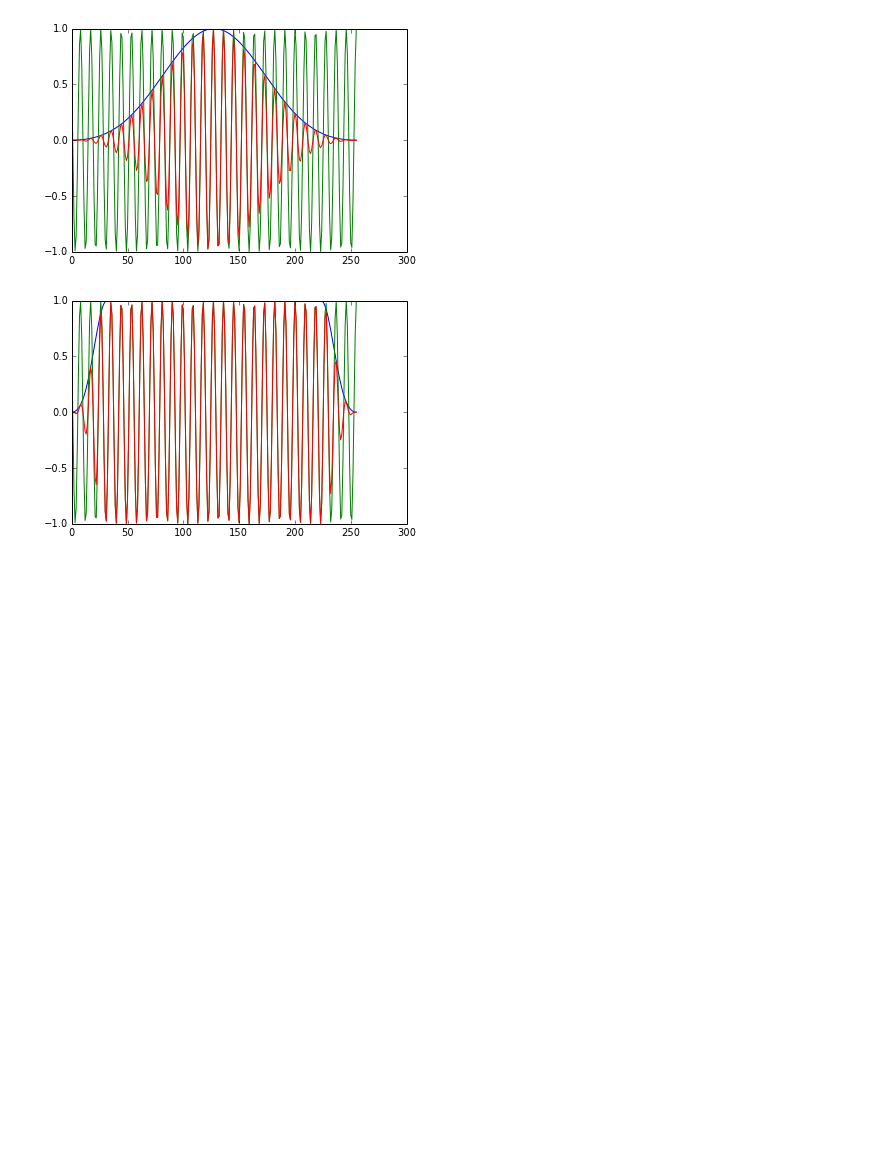
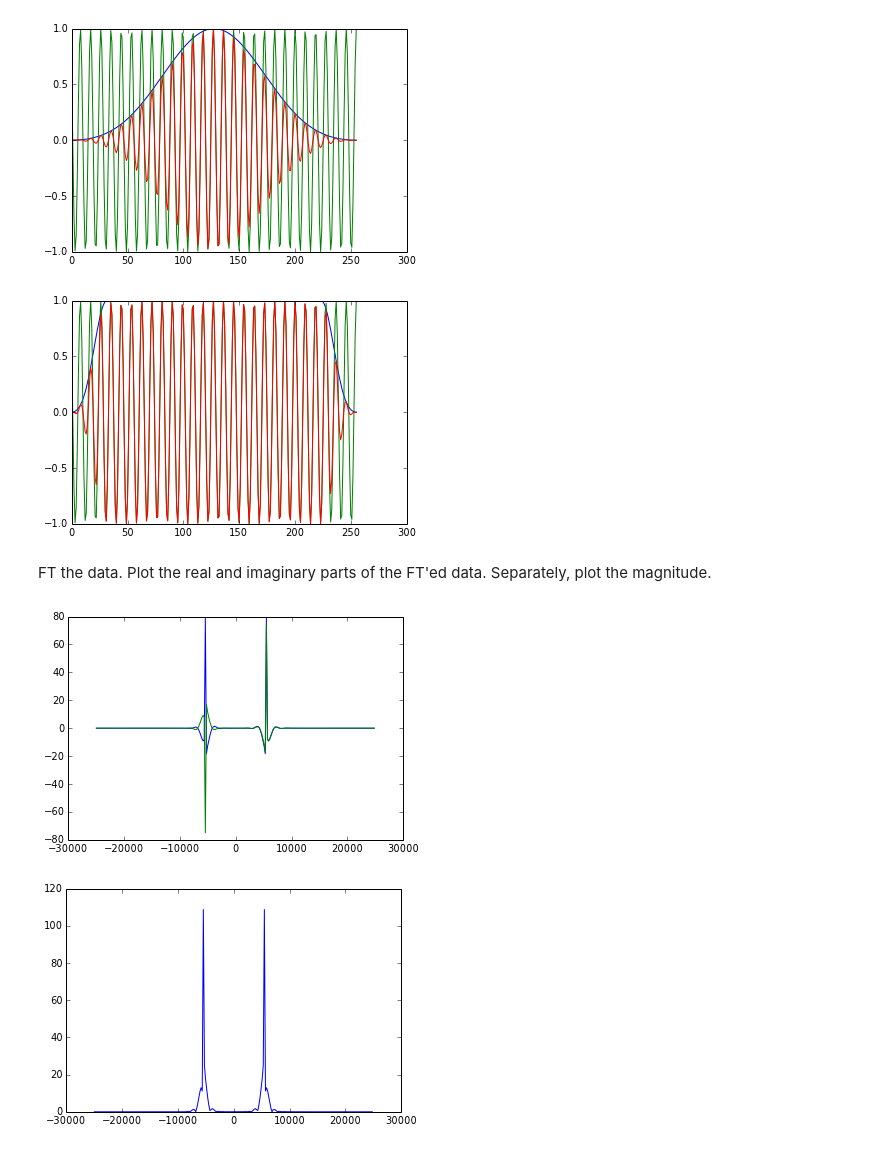
Before and after one commit to JohnMarohn/FreqDemod, a Jupyter notebook: freqdemod/docs/freqdemod-quickstart-1.ipynb, the cells around one changed output. Saved outputs shown, nothing was run; the diff lists cells and outputs as text; code cells hidden in the pictures; blank space fills up the shorter version.

Commit message:
freqdemod(): add commented code for fft-ing the data.  Add comments for a filtering function.  Next: code the filtering function.

```diff
--- a/freqdemod/docs/freqdemod-quickstart-1.ipynb
+++ b/freqdemod/docs/freqdemod-quickstart-1.ipynb
@@ -97,3 +97,15 @@ plt.plot(S.signal['sw'])
 plt.show()
 # %% [output]
 [figure]
+# %% [markdown]
+FT the data.  Plot the real and imaginary parts of the FT'ed data.  Separately, plot the magnitude.
+# %%
+S.fft()
+plt.plot(S.signal['f'],S.signal['swFT'].real)
+plt.plot(S.signal['f'],S.signal['swFT'].imag)
+plt.show()
+plt.plot(S.signal['f'],abs(S.signal['swFT']))
+plt.show()
+# %% [output]
+[figure, added]
+[figure, added]
```
Also changed, not shown: parts of 2 cells of this notebook, 1 other file.
